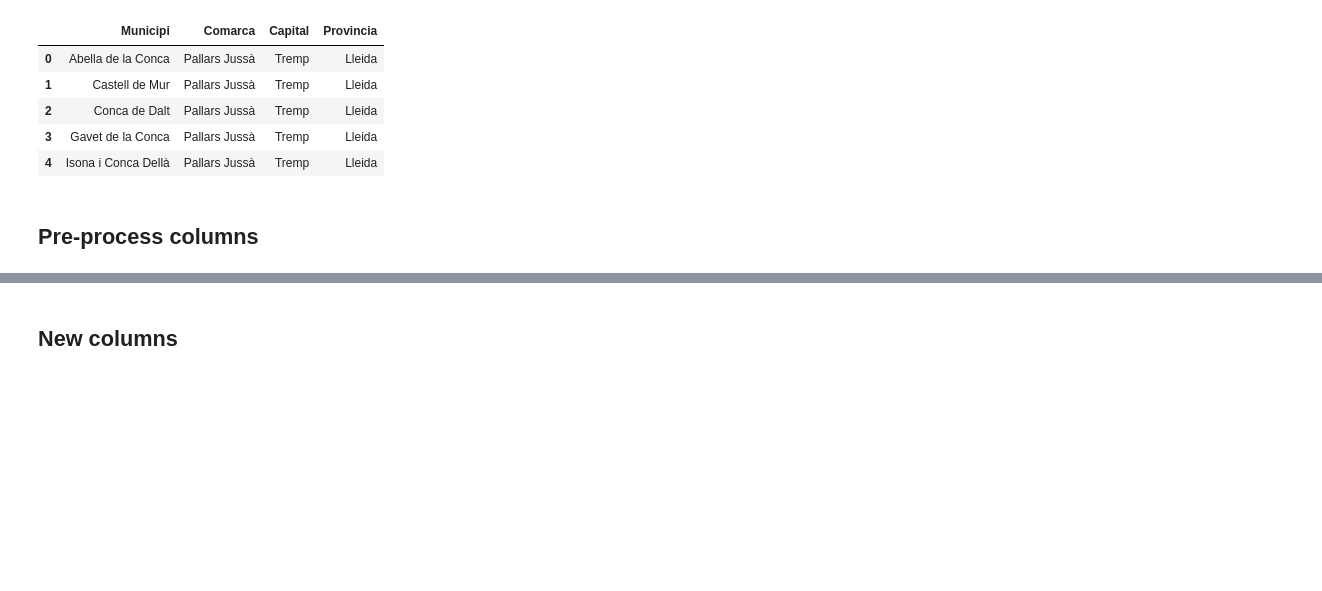
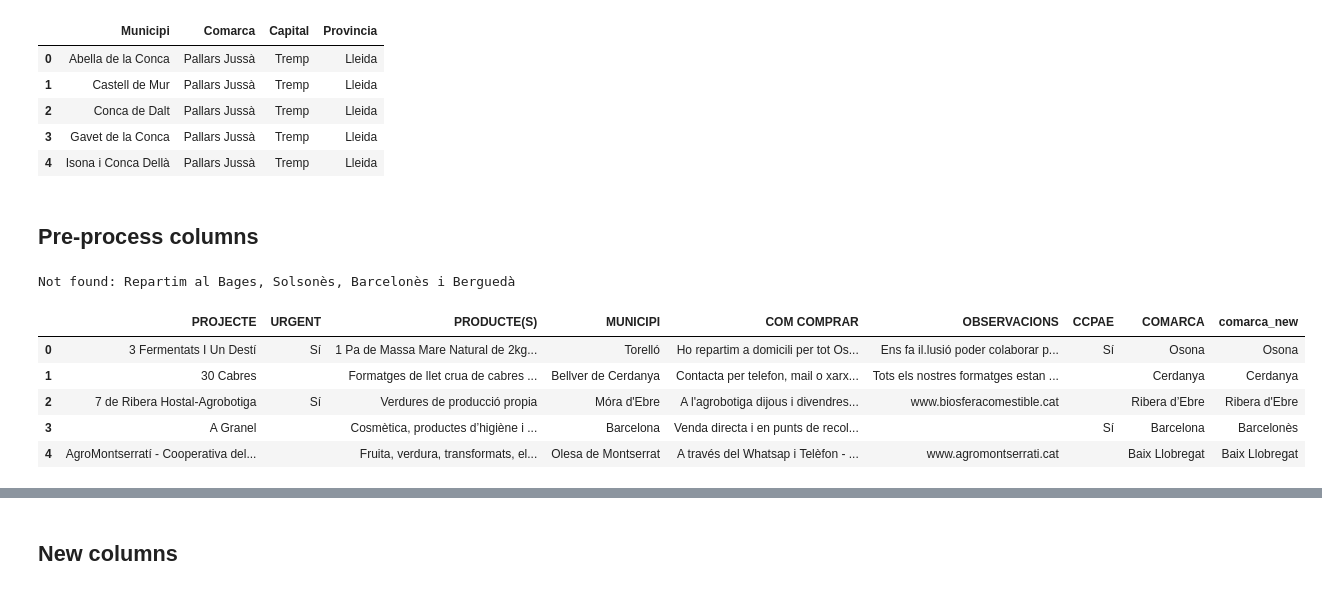
Before and after one commit to CollectivaT-dev/covid_data, a Jupyter notebook: covid_processat.ipynb, the cells around one changed output, grey strips where cells are left out. Drawn from its saved outputs; the diff is of its cells as text; code cells hidden in the pictures; blank space fills up the shorter version.

```diff
--- a/covid_processat.ipynb
+++ b/covid_processat.ipynb
@@ -13,13 +14,16 @@ from unidecode import unidecode
 # %% [markdown]
 ## Reading
 # %%
-config       = json.load(open('paths.cfg'))
+with open('paths.yaml') as file:
+    config = yaml.full_load(file)
 
 data         = pd.read_csv(Path(config['input_path']) / "abastiment.csv", sep=",").fillna('')
 locations_df = pd.read_csv(Path(config['input_path']) /  'municipis_merge.csv').fillna('')
 
-com_comprar  = json.load(open('com_comprar_kw.cfg'))
-product_cat  = json.load(open('product_list.cfg'))
+with open('com_comprar_kw.yaml') as file:
+    com_comprar = yaml.full_load(file)
+with open('product_list.yaml') as file:
+    product_cat = yaml.full_load(file)
 # %%
 data.head()
 # %% [output]
@@ -50,2 +57,17 @@ delivery_patt = ['repart', 'domicil', 'envi', 'recoll', 'dist']
+# %%
+com_typos = {
+    'Al Urgell':'Alt Urgell',
+    'Bages-Moianès':'Moianès',
+    'Moianes-Bages':'Moianès',
+    'Barcelona':'Barcelonès',
+    'Maresme-Barcelonès':'Maresme',
+    'Tarragona':'Tarragonès',
+    'Baix Montseny':'Vallès Oriental',
+    'Baixa Cerdanya':'Cerdanya',
+    'Vall Aran':"Vall d'Aran",
+    'Alt Maresme':'Maresme',
+    'Penedès':'Alt Penedès',
+    'Lluçanès':'Osona', #should we consider it a comarca?
+            }
 # %% [markdown]
 ## Pre-process columns
@@ -52 +76,15 @@ delivery_patt = ['repart', 'domicil', 'envi', 'recoll', 'dist']
+# %%
+data['comarca_new'] = data['comarca_new'].apply(lambda x: ut.check_comarca_spelling(
+    x,locations_df['Comarca'],stopwords) if x not in locations_df['Comarca'] else x)
+# %% [output]
+Not found: Repartim al Bages, Solsonès, Barcelonès i Berguedà
+# %%
+data.head()
+# %% [output]
+|  | PROJECTE | URGENT | PRODUCTE(S) | MUNICIPI | COM COMPRAR | OBSERVACIONS | CCPAE | COMARCA | comarca_new |
+| 0 | 3 Fermentats I Un Destí | Sí | 1 Pa de Massa Mare Natural de 2kg... | Torelló | Ho repartim a domicili per tot Os... | Ens fa il.lusió poder colaborar p... | Sí | Osona | Osona |
+| 1 | 30 Cabres |  | Formatges de llet crua de cabres ... | Bellver de Cerdanya | Contacta per telefon, mail o xarx... | Tots els nostres formatges estan ... |  | Cerdanya | Cerdanya |
+| 2 | 7 de Ribera Hostal-Agrobotiga | Sí | Verdures de producció propia | Móra d'Ebre | A l'agrobotiga dijous i divendres... | www.biosferacomestible.cat |  | Ribera d’Ebre | Ribera d'Ebre |
+| 3 | A Granel |  | Cosmètica, productes d’higiène i ... | Barcelona | Venda directa i en punts de recol... |  | Sí | Barcelona | Barcelonès |
+| 4 | AgroMontserratí - Cooperativa del... |  | Fruita, verdura, transformats, el... | Olesa de Montserrat | A través del Whatsap i Telèfon - ... | www.agromontserrati.cat |  | Baix Llobregat | Baix Llobregat |
 # %%
```
Also changed, not shown: parts of 16 cells of this notebook, 1 other file.
